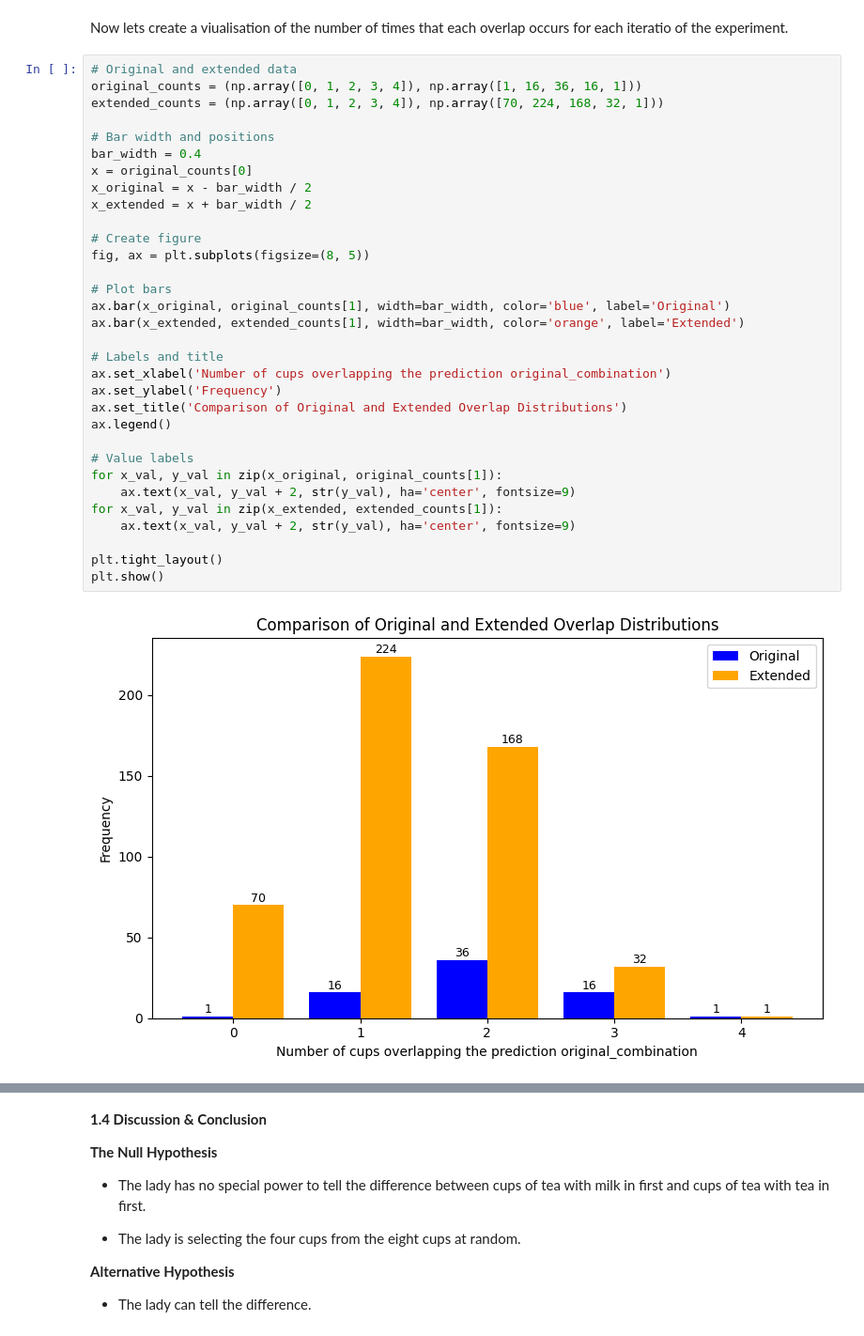
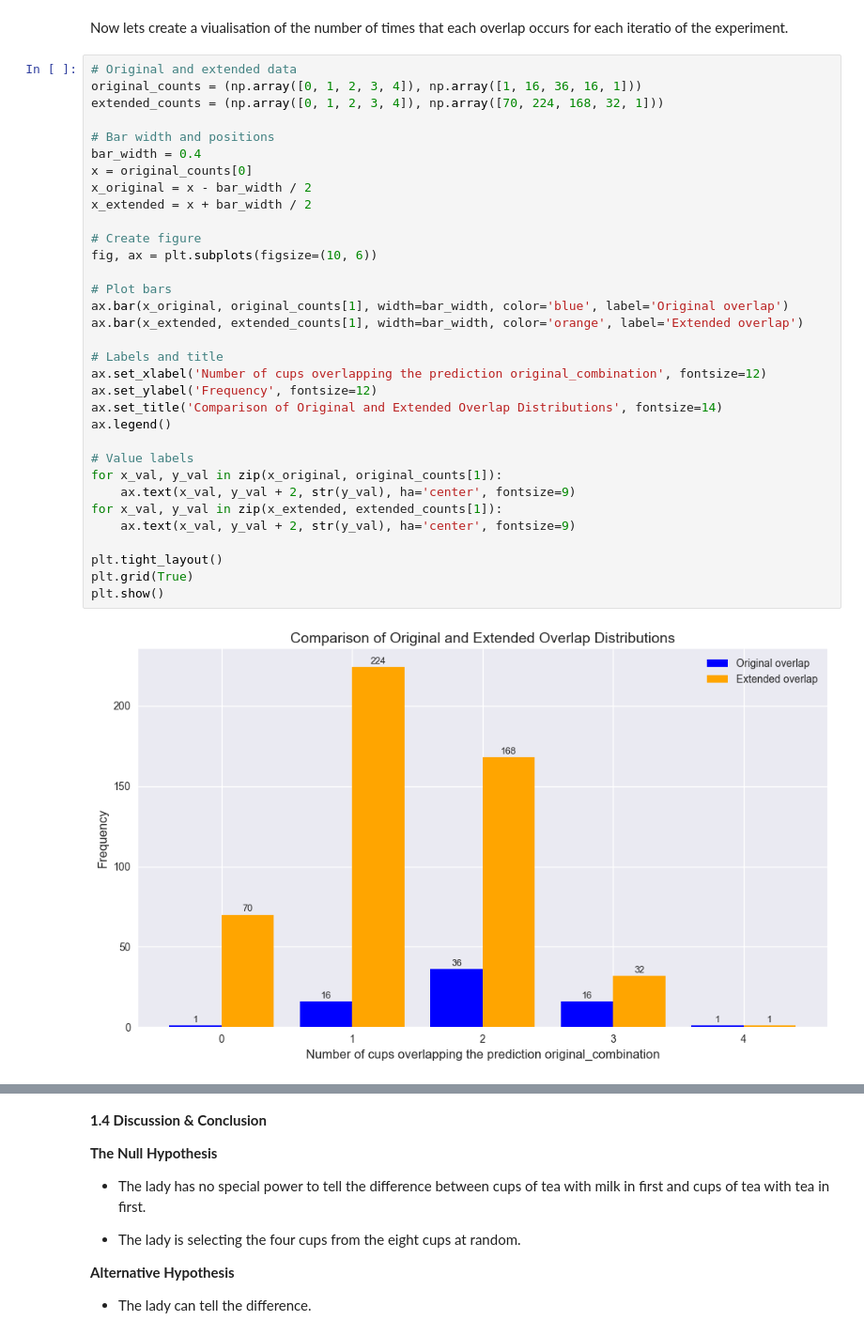
Before and after one commit to Laura6826/applied-statistics-8651, a Jupyter notebook: problems.ipynb, the cells around one changed output, grey strips where cells are left out. Shown: that part at 94% size. Saved outputs shown, nothing was run; the diff lists cells and outputs as text.

```diff
--- a/problems.ipynb
+++ b/problems.ipynb
@@ -266,37 +266,38 @@ Now lets create a viualisation of the number of times that each overlap occurs f
 # %%
 # Original and extended data
 original_counts = (np.array([0, 1, 2, 3, 4]), np.array([1, 16, 36, 16, 1]))
 extended_counts = (np.array([0, 1, 2, 3, 4]), np.array([70, 224, 168, 32, 1]))
 
 # Bar width and positions
 bar_width = 0.4
 x = original_counts[0]
 x_original = x - bar_width / 2
 x_extended = x + bar_width / 2
 
 # Create figure
-fig, ax = plt.subplots(figsize=(8, 5))
+fig, ax = plt.subplots(figsize=(10, 6))
 
 # Plot bars
-ax.bar(x_original, original_counts[1], width=bar_width, color='blue', label='Original')
-ax.bar(x_extended, extended_counts[1], width=bar_width, color='orange', label='Extended')
+ax.bar(x_original, original_counts[1], width=bar_width, color='blue', label='Original overlap')
+ax.bar(x_extended, extended_counts[1], width=bar_width, color='orange', label='Extended overlap')
 
 # Labels and title
-ax.set_xlabel('Number of cups overlapping the prediction original_combination')
-ax.set_ylabel('Frequency')
-ax.set_title('Comparison of Original and Extended Overlap Distributions')
+ax.set_xlabel('Number of cups overlapping the prediction original_combination', fontsize=12)
+ax.set_ylabel('Frequency', fontsize=12)
+ax.set_title('Comparison of Original and Extended Overlap Distributions', fontsize=14)
 ax.legend()
 
 # Value labels
 for x_val, y_val in zip(x_original, original_counts[1]):
     ax.text(x_val, y_val + 2, str(y_val), ha='center', fontsize=9)
 for x_val, y_val in zip(x_extended, extended_counts[1]):
     ax.text(x_val, y_val + 2, str(y_val), ha='center', fontsize=9)
 
 plt.tight_layout()
+plt.grid(True)
 plt.show()
 # %% [output]
-[figure, old version]
+[figure, new version]
 # %%
 # Creating overlay plot of probability curves for original and extended overlap distributions
 # Original and extended frequency data
```
Also changed, not shown: parts of 2 cells of this notebook.
